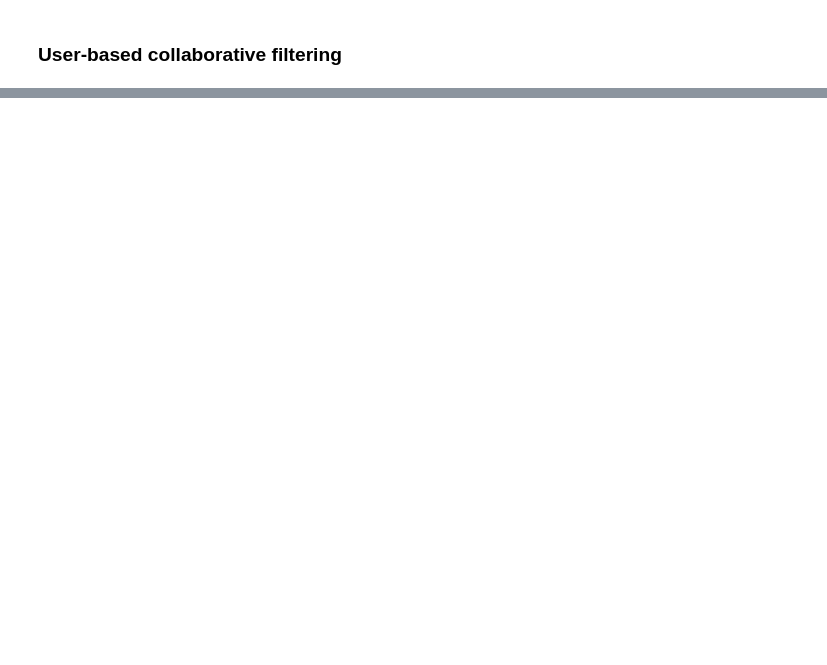
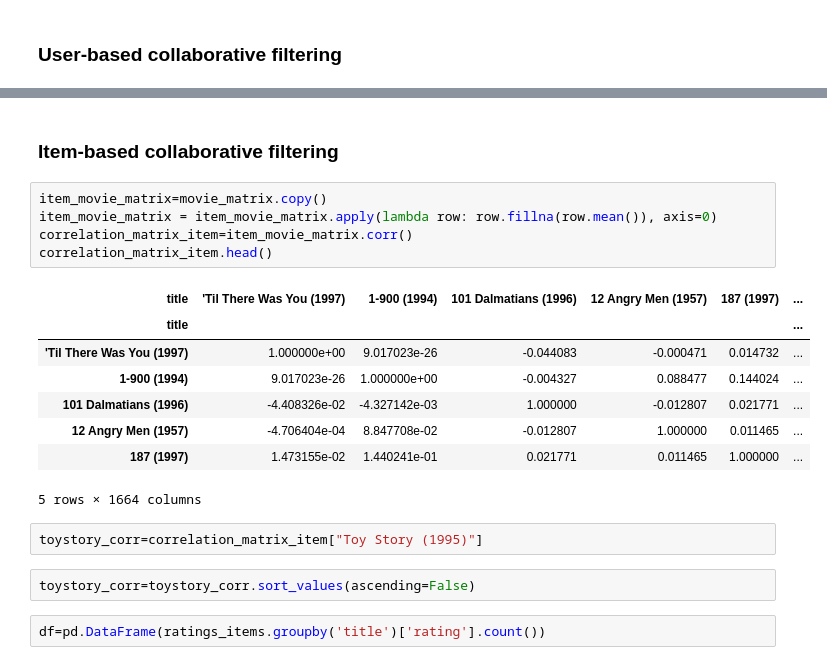
Before and after one commit to AASF-IIITM/Movie-Recommendation-System, a Jupyter notebook: MovieLens.ipynb, the cells around one changed output, grey strips where cells are left out. Saved outputs shown, nothing was run; the diff lists cells and outputs as text; blank space fills up the shorter version.

```diff
--- a/MovieLens.ipynb
+++ b/MovieLens.ipynb
@@ -220,0 +364,22 @@ sns.countplot(x="variable", hue="value", data=pd.melt(df))
+# %% [markdown]
+### Item-based collaborative filtering
+# %%
+item_movie_matrix=movie_matrix.copy()
+item_movie_matrix = item_movie_matrix.apply(lambda row: row.fillna(row.mean()), axis=0)
+correlation_matrix_item=item_movie_matrix.corr()
+correlation_matrix_item.head()
+# %% [output]
+| title | 'Til There Was You (1997) | 1-900 (1994) | 101 Dalmatians (1996) | 12 Angry Men (1957) | 187 (1997) | ... |
+| title |  |  |  |  |  | ... |
+| 'Til There Was You (1997) | 1.000000e+00 | 9.017023e-26 | -0.044083 | -0.000471 | 0.014732 | ... |
+| 1-900 (1994) | 9.017023e-26 | 1.000000e+00 | -0.004327 | 0.088477 | 0.144024 | ... |
+| 101 Dalmatians (1996) | -4.408326e-02 | -4.327142e-03 | 1.000000 | -0.012807 | 0.021771 | ... |
+| 12 Angry Men (1957) | -4.706404e-04 | 8.847708e-02 | -0.012807 | 1.000000 | 0.011465 | ... |
+| 187 (1997) | 1.473155e-02 | 1.440241e-01 | 0.021771 | 0.011465 | 1.000000 | ... |
+5 rows × 1664 columns
+# %%
+toystory_corr=correlation_matrix_item["Toy Story (1995)"]
+# %%
+toystory_corr=toystory_corr.sort_values(ascending=False)
+# %%
+df=pd.DataFrame(ratings_items.groupby('title')['rating'].count())
```
Also changed, not shown: parts of 30 cells of this notebook.
